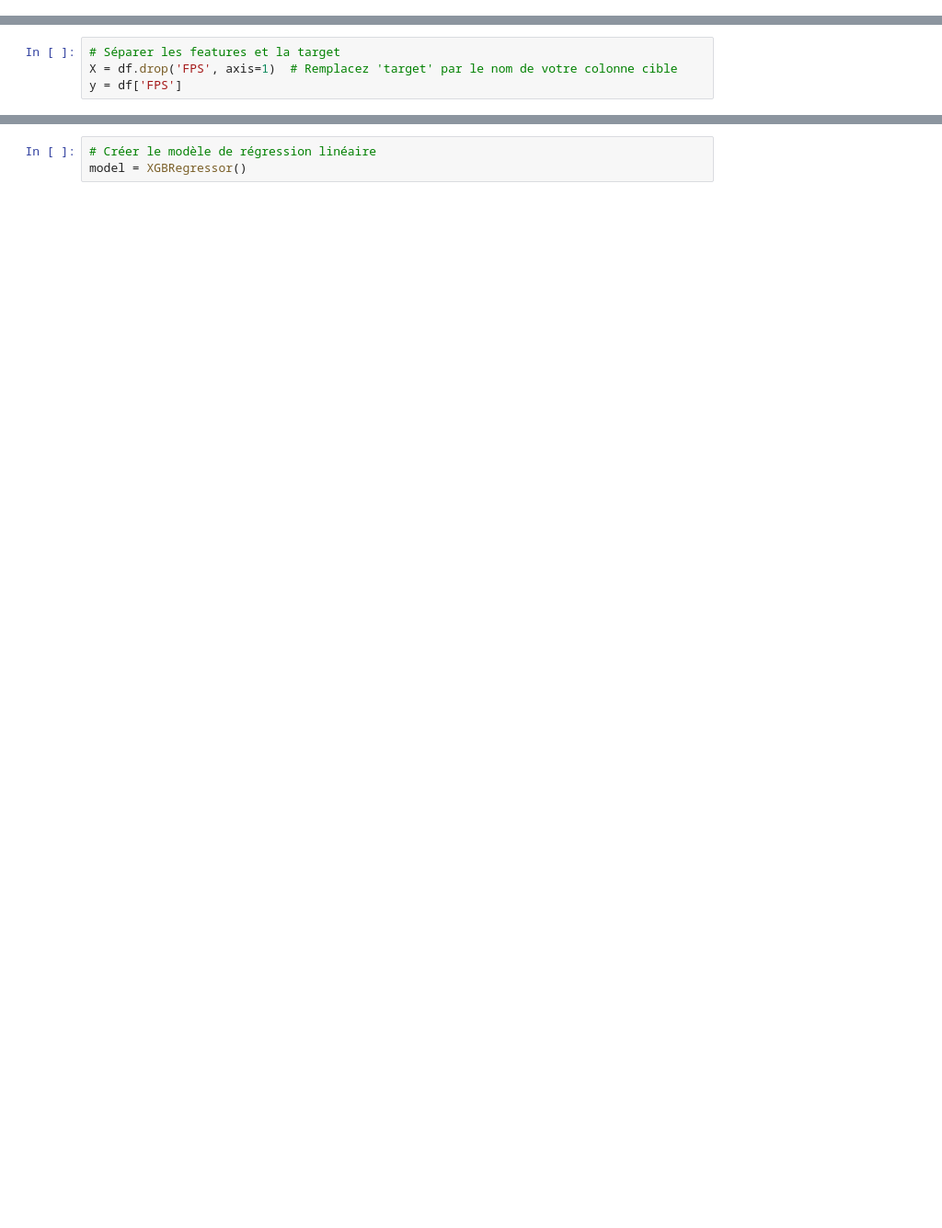
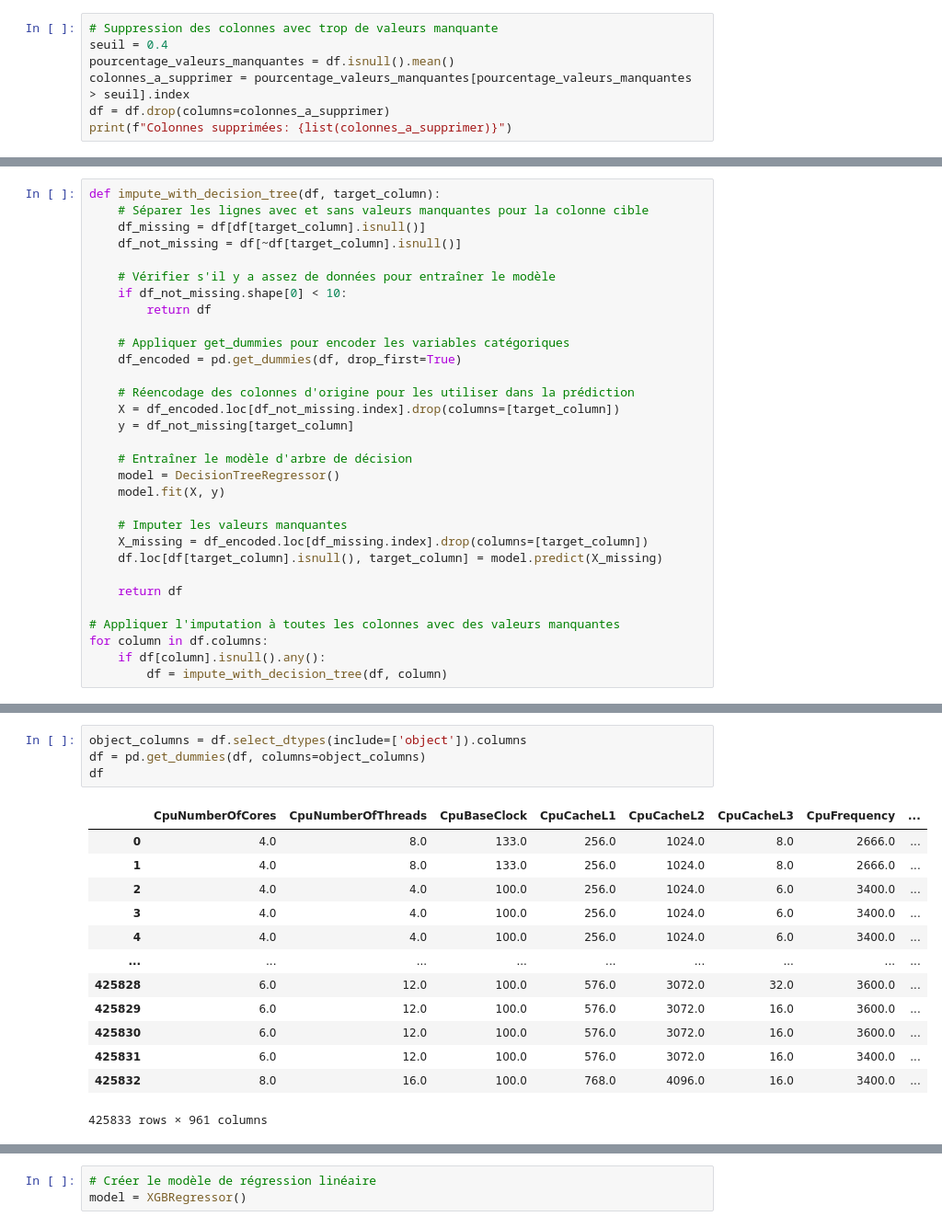
Before and after one commit to Leon301200/Impact-of-data-quality-on-machine-learning-models, a Jupyter notebook: Code/Regression/preprocessing.ipynb, the cells around one changed output, grey strips where cells are left out. Shown at 92% size. Saved outputs shown, nothing was run; the diff lists cells and outputs as text; blank space fills up the shorter version.

```diff
--- a/Code/Regression/preprocessing.ipynb
+++ b/Code/Regression/preprocessing.ipynb
@@ -35,0 +45,7 @@ for col in df.columns:
+# %%
+# Suppression des colonnes avec trop de valeurs manquante
+seuil = 0.4
+pourcentage_valeurs_manquantes = df.isnull().mean()
+colonnes_a_supprimer = pourcentage_valeurs_manquantes[pourcentage_valeurs_manquantes > seuil].index
+df = df.drop(columns=colonnes_a_supprimer)
+print(f"Colonnes supprimées: {list(colonnes_a_supprimer)}")
@@ -35,0 +58,31 @@ for col in df.columns:
+# %%
+def impute_with_decision_tree(df, target_column):
+    # Séparer les lignes avec et sans valeurs manquantes pour la colonne cible
+    df_missing = df[df[target_column].isnull()]
+    df_not_missing = df[~df[target_column].isnull()]
+
+    # Vérifier s'il y a assez de données pour entraîner le modèle
+    if df_not_missing.shape[0] < 10:
+        return df
+
+    # Appliquer get_dummies pour encoder les variables catégoriques
+    df_encoded = pd.get_dummies(df, drop_first=True)
+
+    # Réencodage des colonnes d'origine pour les utiliser dans la prédiction
+    X = df_encoded.loc[df_not_missing.index].drop(columns=[target_column])
+    y = df_not_missing[target_column]
+
+    # Entraîner le modèle d'arbre de décision
+    model = DecisionTreeRegressor()
+    model.fit(X, y)
+
+    # Imputer les valeurs manquantes
+    X_missing = df_encoded.loc[df_missing.index].drop(columns=[target_column])
+    df.loc[df[target_column].isnull(), target_column] = model.predict(X_missing)
+
+    return df
+
+# Appliquer l'imputation à toutes les colonnes avec des valeurs manquantes
+for column in df.columns:
+    if df[column].isnull().any():
+        df = impute_with_decision_tree(df, column)
@@ -36,4 +91,18 @@ for col in df.columns:
 # %%
-# Séparer les features et la target
-X = df.drop('FPS', axis=1)  # Remplacez 'target' par le nom de votre colonne cible
-y = df['FPS']
+object_columns = df.select_dtypes(include=['object']).columns
+df = pd.get_dummies(df, columns=object_columns)
+df
+# %% [output]
+|  | CpuNumberOfCores | CpuNumberOfThreads | CpuBaseClock | CpuCacheL1 | CpuCacheL2 | CpuCacheL3 | CpuFrequency | ... |
+| 0 | 4.0 | 8.0 | 133.0 | 256.0 | 1024.0 | 8.0 | 2666.0 | ... |
+| 1 | 4.0 | 8.0 | 133.0 | 256.0 | 1024.0 | 8.0 | 2666.0 | ... |
+| 2 | 4.0 | 4.0 | 100.0 | 256.0 | 1024.0 | 6.0 | 3400.0 | ... |
+| 3 | 4.0 | 4.0 | 100.0 | 256.0 | 1024.0 | 6.0 | 3400.0 | ... |
+| 4 | 4.0 | 4.0 | 100.0 | 256.0 | 1024.0 | 6.0 | 3400.0 | ... |
+| ... | ... | ... | ... | ... | ... | ... | ... | ... |
+| 425828 | 6.0 | 12.0 | 100.0 | 576.0 | 3072.0 | 32.0 | 3600.0 | ... |
+| 425829 | 6.0 | 12.0 | 100.0 | 576.0 | 3072.0 | 16.0 | 3600.0 | ... |
+| 425830 | 6.0 | 12.0 | 100.0 | 576.0 | 3072.0 | 16.0 | 3600.0 | ... |
+| 425831 | 6.0 | 12.0 | 100.0 | 576.0 | 3072.0 | 16.0 | 3400.0 | ... |
+| 425832 | 8.0 | 16.0 | 100.0 | 768.0 | 4096.0 | 16.0 | 3400.0 | ... |
+425833 rows × 961 columns
```
Also changed, not shown: parts of 10 cells of this notebook, 3 other files.
